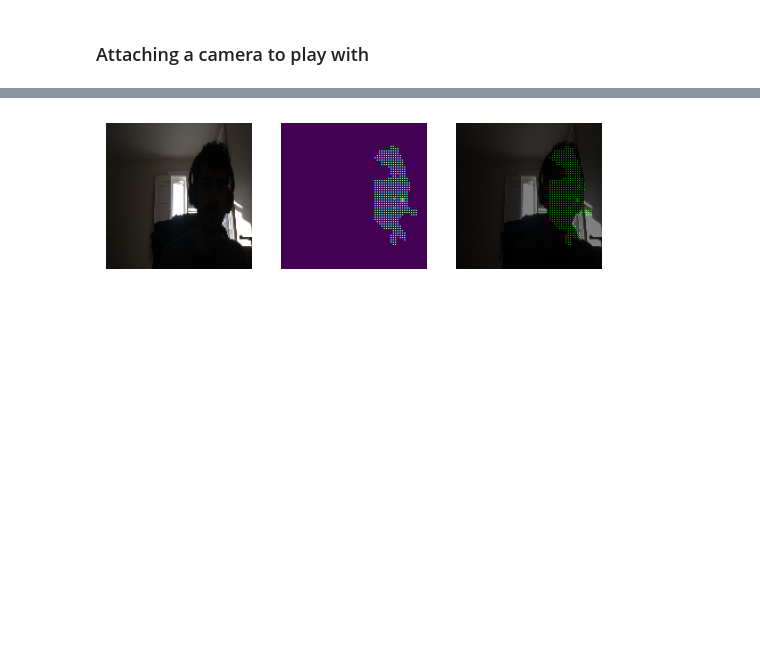
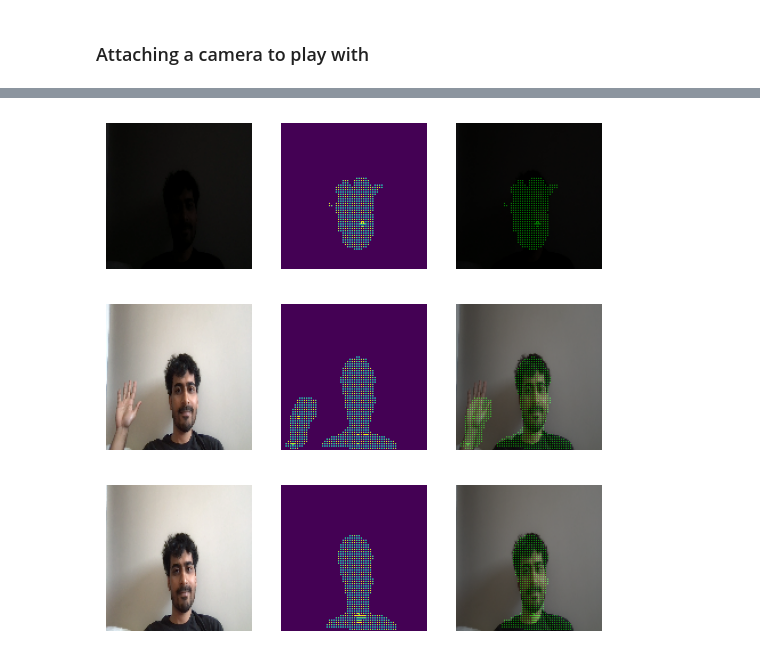
Before and after one commit to sanfordmascarenhas/image-segmentation, a Jupyter notebook: Project.ipynb, the cells around one changed output, grey strips where cells are left out. Saved outputs shown, nothing was run; the diff lists cells and outputs as text; code cells hidden in the pictures; blank space fills up the shorter version.

Commit message:
Cleanup
Modified picture delay for ease of use

```diff
--- a/Project.ipynb
+++ b/Project.ipynb
@@ -365,7 +365,22 @@ ax[2].imshow(tf.squeeze(pred));ax[2].axis('off')
 # %% [markdown]
 #### Now let's train it.
-# %%
-model.load_weights('weights.hdf5')
+# %%
+# I've added this line since I've trained it prior
+model.load_weights('weights.hdf5',by_name=False)
+
+def make_trainable(model, trainable_bool):
+    """Freeze or unfreeze model weights.
+        This model was originally created with frozen downstack.
+    """
+    for layer in model.layers:
+        layer.trainable = trainable_bool
+
+    return model
+        #if isinstance(layer, models.Model):
+        #    freeze_defrost(layer,)
+
+# Un commment below line only after the upstack training is satisfactory.
+#model = make_trainable(model,True)
 # %%
 EPOCHS = 5
 image_train_ids = coco_train.getImgIds(catIds=coco_train.getCatIds(catNms = ALLOWED_CATEGORIES))
@@ -423,10 +437,12 @@ import time
 cap = cv2.VideoCapture(0)  # 0 for default camera, or specify camera index
 
 # Define desired FPS and calculate delay in milliseconds
-desired_fps = 24
-delay_ms = int(1000 / desired_fps)
+# For now, just 1 frame every  2 seconds
+#desired_fps = 1
+delay_ms = 2000#int(1000 / desired_fps)
 
-while True:
+# Removed the forever loop to take n number of pictures.
+for i in range(3):
     # Record start time to measure FPS
     start_time = time.time()
 
@@ -460,15 +476,13 @@ while True:
     frame = cv2.addWeighted(frame, 1 - alpha, overlay, alpha, 0)
 
     # Display the frame with the overlay
+    print('Picture number ',i+1)
     fig, ax = plt.subplots(1,3)
     ax[0].imshow(frame_backup);ax[0].axis('off')
     ax[1].imshow(tf.squeeze(mask));ax[1].axis('off')
     ax[2].imshow(frame);ax[2].axis('off')
     #plt.imshow(frame)
 
-    cap.release()
-    cv2.destroyAllWindows()
-    break
 
     # Exit loop on 'q' key press
     if cv2.waitKey(1) & 0xFF == ord('q'):
@@ -487,4 +506,6 @@ cv2.destroyAllWindows()
-[figure, old version]
+[figure, new version]
+[figure, added]
+[figure, added]
 # %%
 # In case the above fails while playing around,
 # use this to free the camera.
```
Also changed, not shown: parts of 5 cells of this notebook.
